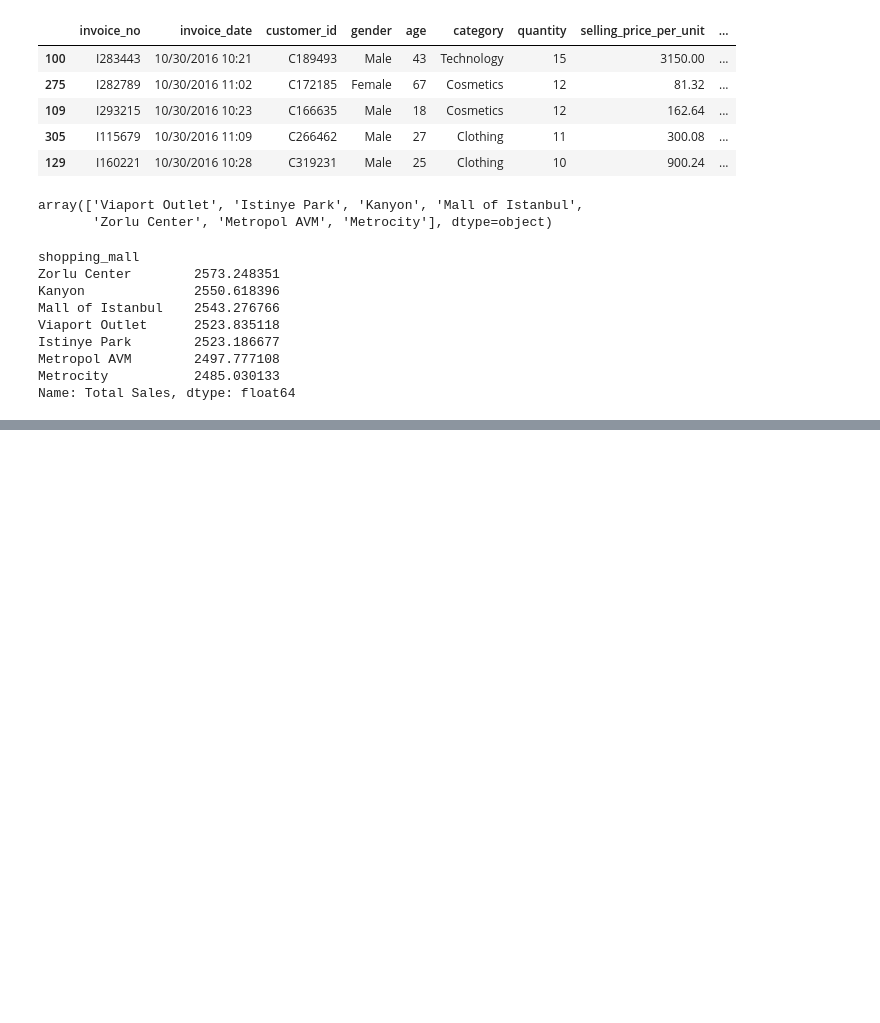
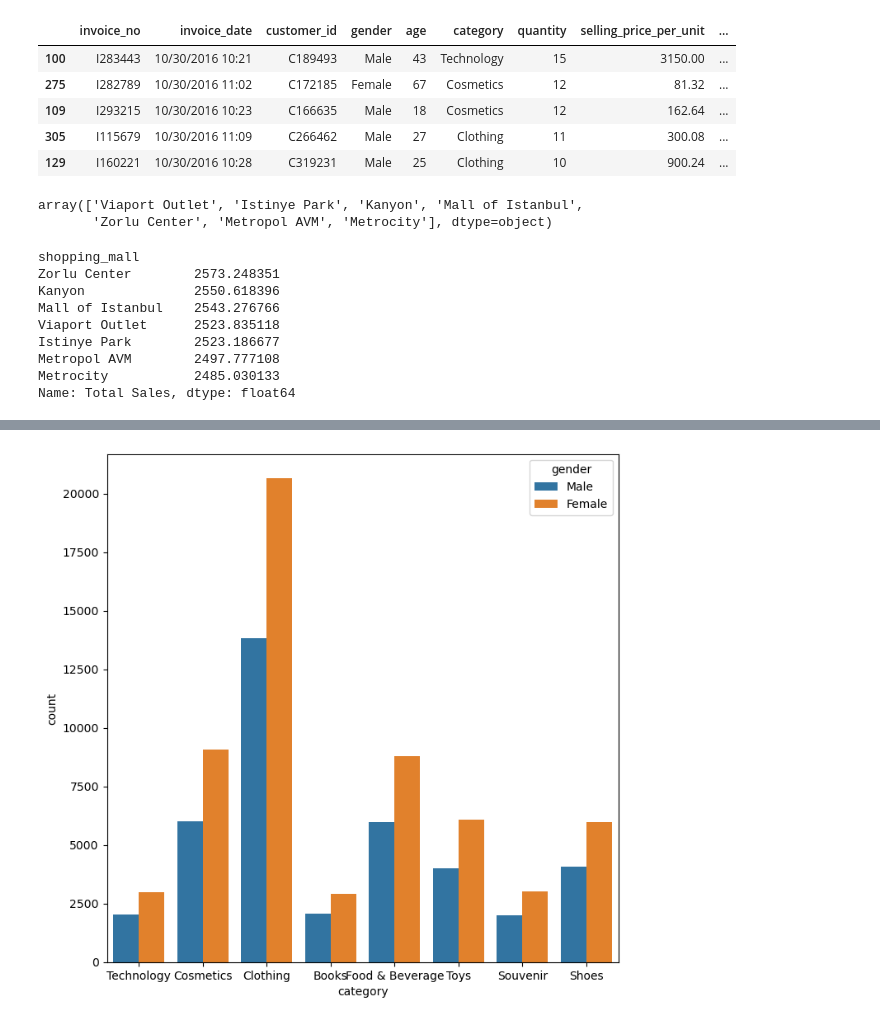
Before and after one commit to Ehsankhanxyz/Data-Anaylst, a Jupyter notebook: Assignment no 8.ipynb, the cells around one changed output, grey strips where cells are left out. Drawn from its saved outputs; the diff is of its cells as text; code cells hidden in the pictures; blank space fills up the shorter version.

```diff
--- a/Assignment no 8.ipynb
+++ b/Assignment no 8.ipynb
@@ -387,0 +513,7 @@ Name: Total Sales, dtype: float64
+# %%
+#visualization using count plot
+plt.figure(figsize=(8,8))
+sns.countplot(x="category", hue="gender", data=df)
+plt.show()
+# %% [output]
+[figure, added]
```
Also changed, not shown: parts of 19 cells of this notebook.
